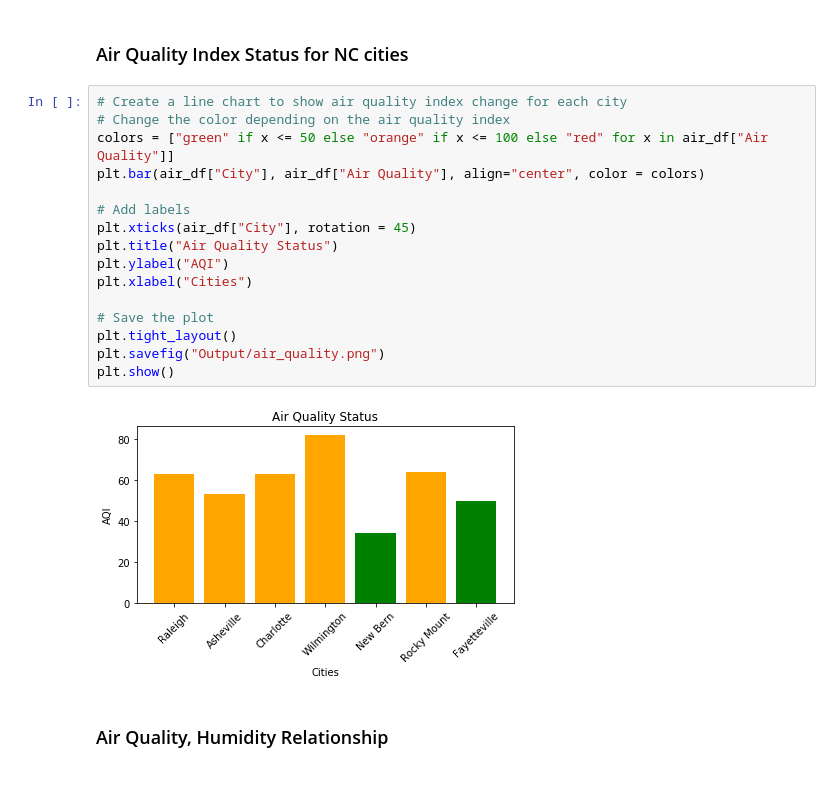
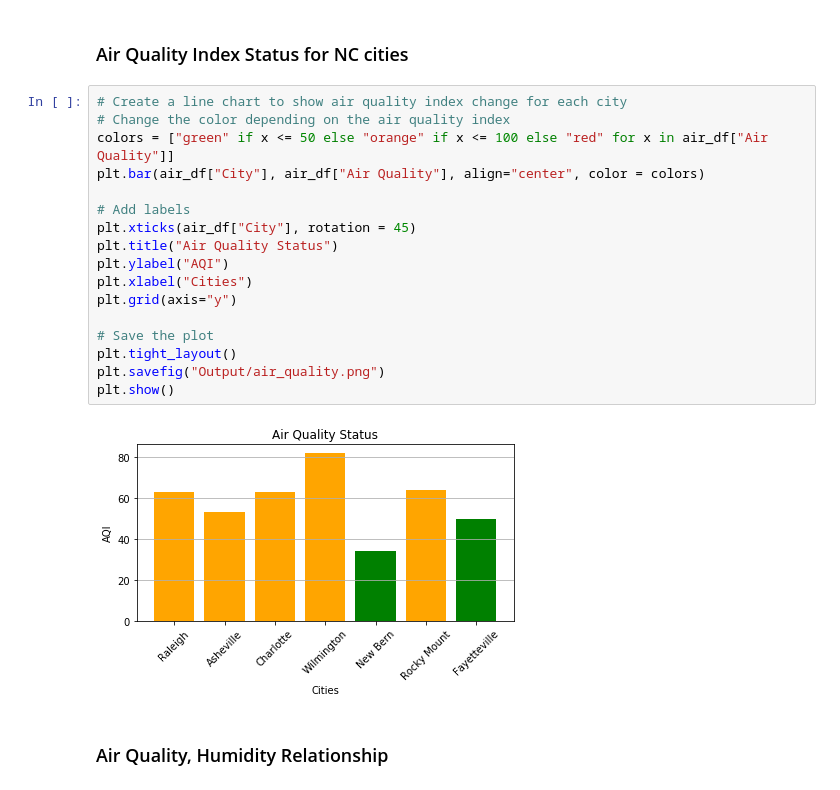
Before and after one commit to nadireag/Air-Quality, a Jupyter notebook: AirQualityPy.ipynb, the cells around one changed output. Saved outputs shown, nothing was run; the diff lists cells and outputs as text.

```diff
--- a/AirQualityPy.ipynb
+++ b/AirQualityPy.ipynb
@@ -102,21 +104,22 @@ air_df
 # %%
 # Create a line chart to show air quality index change for each city
 # Change the color depending on the air quality index
 colors = ["green" if x <= 50 else "orange" if x <= 100 else "red" for x in air_df["Air Quality"]]
 plt.bar(air_df["City"], air_df["Air Quality"], align="center", color = colors)
 
 # Add labels
 plt.xticks(air_df["City"], rotation = 45)
 plt.title("Air Quality Status")
 plt.ylabel("AQI")
 plt.xlabel("Cities")
+plt.grid(axis="y")
 
 # Save the plot
 plt.tight_layout()
 plt.savefig("Output/air_quality.png")
 plt.show()
 # %% [output]
-[figure, old version]
+[figure, new version]
 # %% [markdown]
 ### Air Quality, Humidity Relationship
 # %%
```
Also changed, not shown: parts of 6 cells of this notebook.
